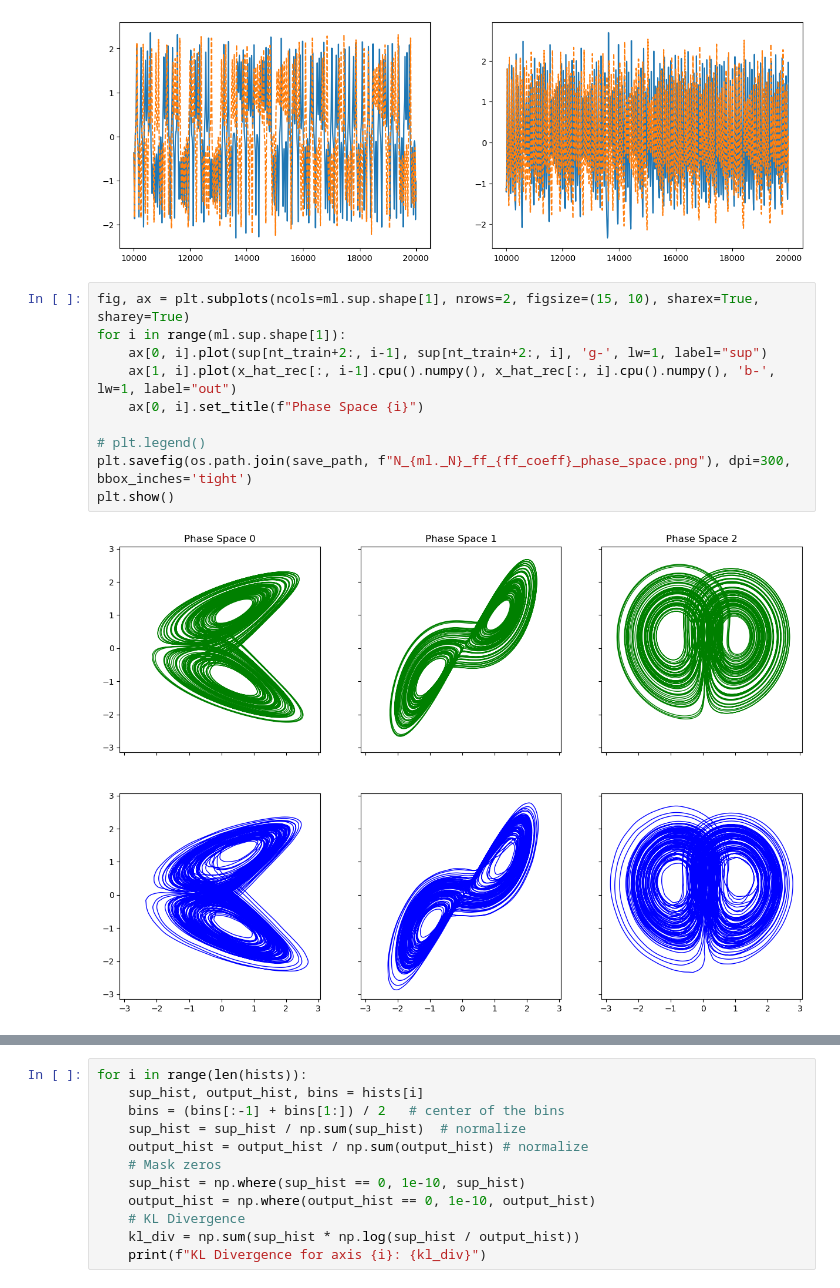
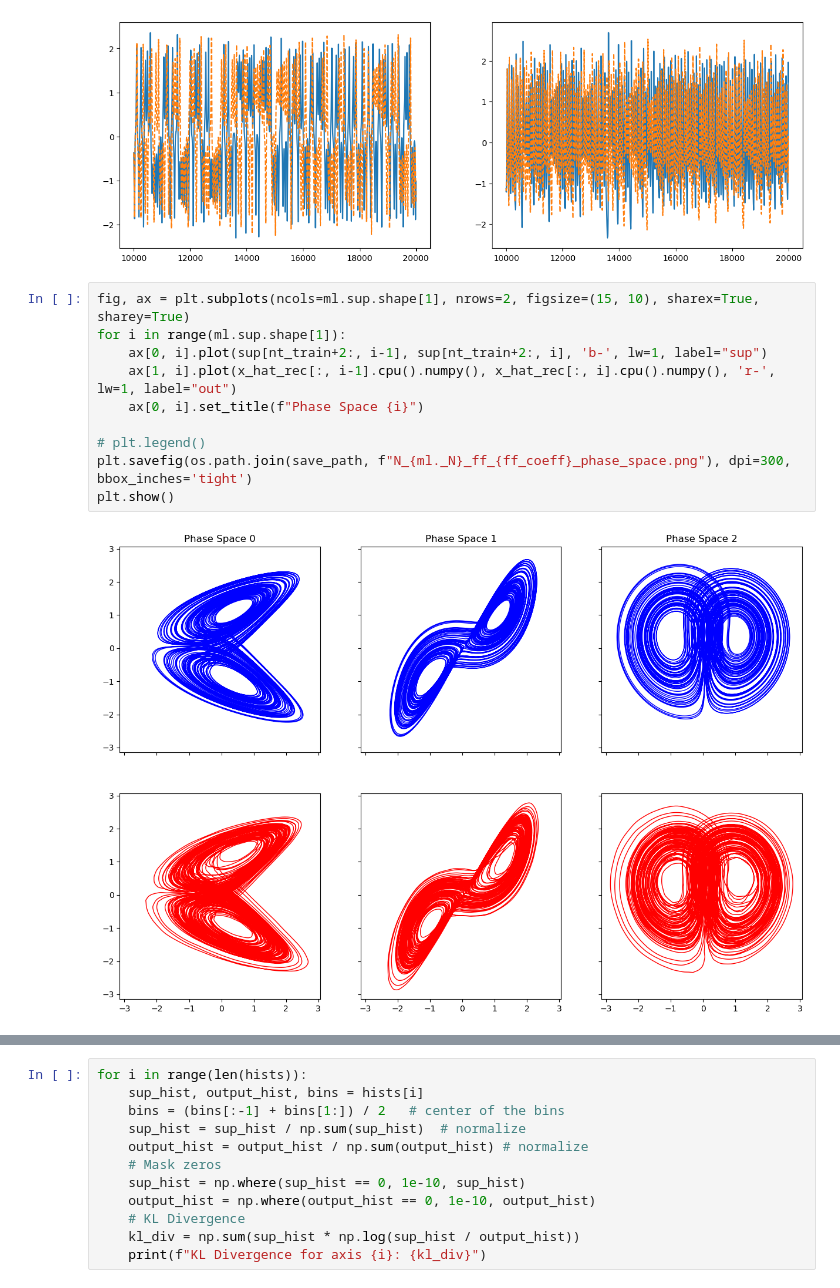
Before and after one commit to themahani/ml_force_research, a Jupyter notebook: morris_lecar/test_force copy.ipynb, the cells around one changed output, grey strips where cells are left out. Cells and saved outputs as stored; diff of their text form.

Commit message:
chore(test_force): make plots consistent.

```diff
--- a/morris_lecar/test_force copy.ipynb
+++ b/morris_lecar/test_force copy.ipynb
@@ -265,15 +265,15 @@ plt.show()
 # %%
 fig, ax = plt.subplots(ncols=ml.sup.shape[1], nrows=2, figsize=(15, 10), sharex=True, sharey=True)
 for i in range(ml.sup.shape[1]):
-    ax[0, i].plot(sup[nt_train+2:, i-1], sup[nt_train+2:, i], 'g-', lw=1, label="sup")
-    ax[1, i].plot(x_hat_rec[:, i-1].cpu().numpy(), x_hat_rec[:, i].cpu().numpy(), 'b-', lw=1, label="out")
+    ax[0, i].plot(sup[nt_train+2:, i-1], sup[nt_train+2:, i], 'b-', lw=1, label="sup")
+    ax[1, i].plot(x_hat_rec[:, i-1].cpu().numpy(), x_hat_rec[:, i].cpu().numpy(), 'r-', lw=1, label="out")
     ax[0, i].set_title(f"Phase Space {i}")
 
 # plt.legend()
 plt.savefig(os.path.join(save_path, f"N_{ml._N}_ff_{ff_coeff}_phase_space.png"), dpi=300, bbox_inches='tight')
 plt.show()
 # %% [output]
-[figure, old version]
+[figure, new version]
 # %%
 
 from scipy.signal import find_peaks
```
Also changed, not shown: parts of 2 cells of this notebook, 2 other files.
